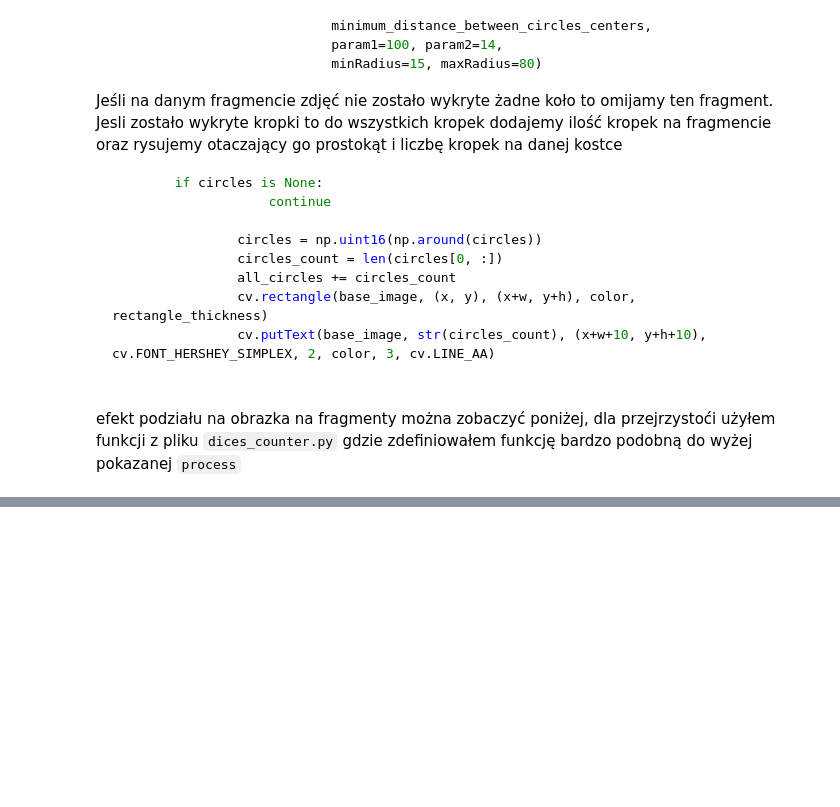
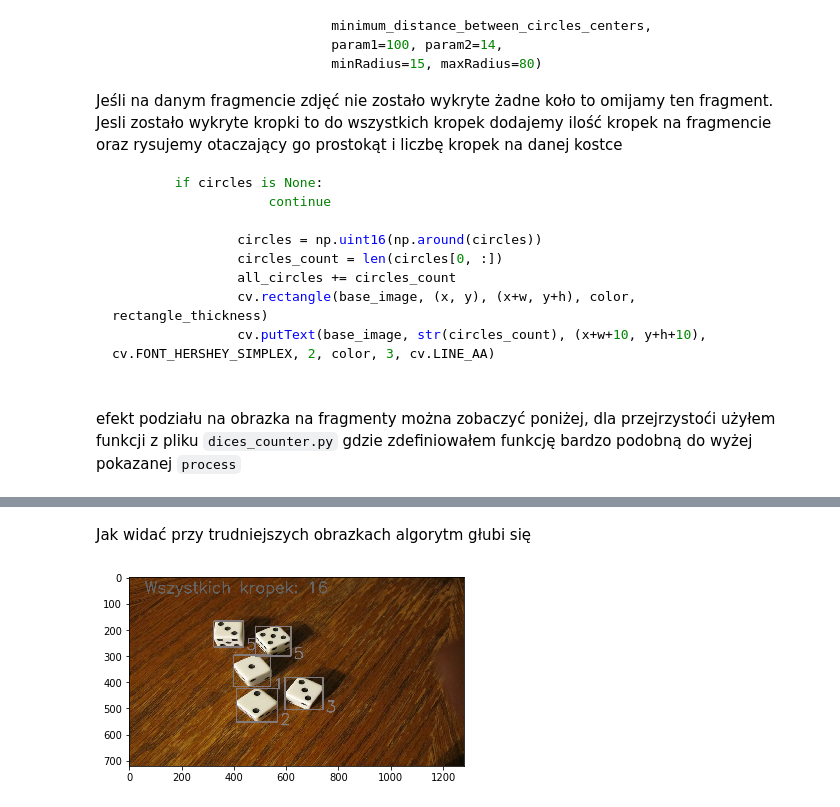
Before and after one commit to piter104/dices, a Jupyter notebook: dices.ipynb, the cells around one changed output, grey strips where cells are left out. Saved outputs shown, nothing was run; the diff lists cells and outputs as text; code cells hidden in the pictures; blank space fills up the shorter version.

```diff
--- a/dices.ipynb
+++ b/dices.ipynb
@@ -161,0 +172,6 @@ process_image_and_draw_fragments(eroded)
+# %% [markdown]
+Jak widać przy trudniejszych obrazkach algorytm głubi się
+# %%
+process_image("12.jpg")
+# %% [output]
+[figure, added]
```
Also changed, not shown: parts of 4 cells of this notebook, 11 other files.
